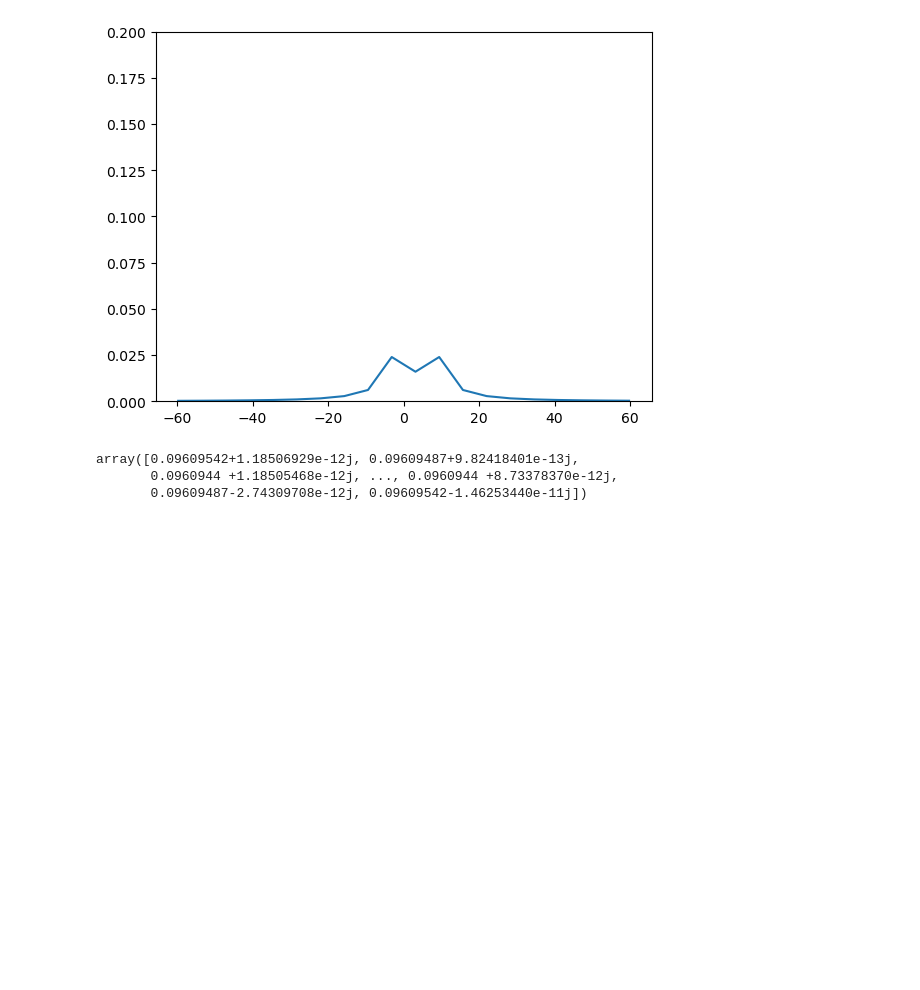
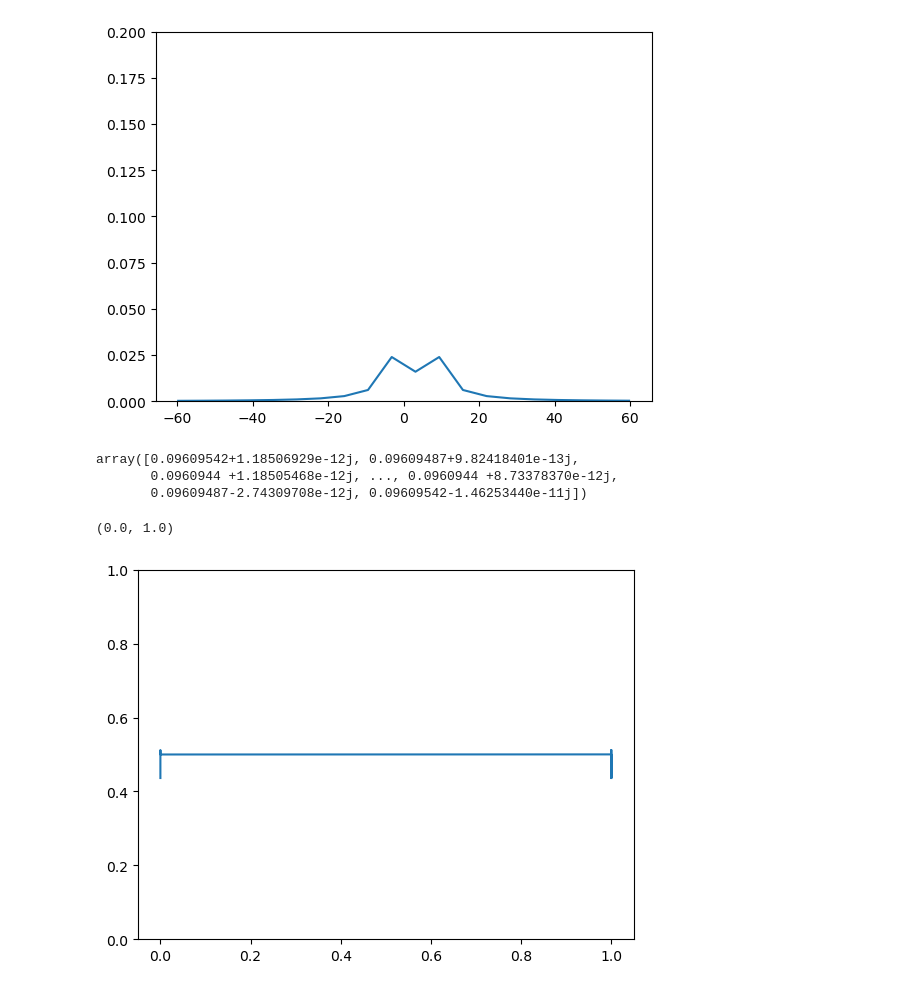
Before and after one commit to aravindhshankar/TwoSidedYSYK, a Jupyter notebook: Metal_Imag_time.ipynb, the cells around one changed output. Saved outputs shown, nothing was run; the diff lists cells and outputs as text; code cells hidden in the pictures; blank space fills up the shorter version.

```diff
--- a/Metal_Imag_time.ipynb
+++ b/Metal_Imag_time.ipynb
@@ -106,3 +106,10 @@ DDtau
 array([0.09609542+1.18506929e-12j, 0.09609487+9.82418401e-13j,
        0.0960944 +1.18505468e-12j, ..., 0.0960944 +8.73378370e-12j,
        0.09609487-2.74309708e-12j, 0.09609542-1.46253440e-11j])
+# %%
+testg0tau = Freq2TimeF(-1/(1.0j*omega),Nbig,beta)
+plt.plot(tau,testg0tau)
+plt.ylim(0,1)
+# %% [output]
+(0.0, 1.0)
+[figure, added]
```
